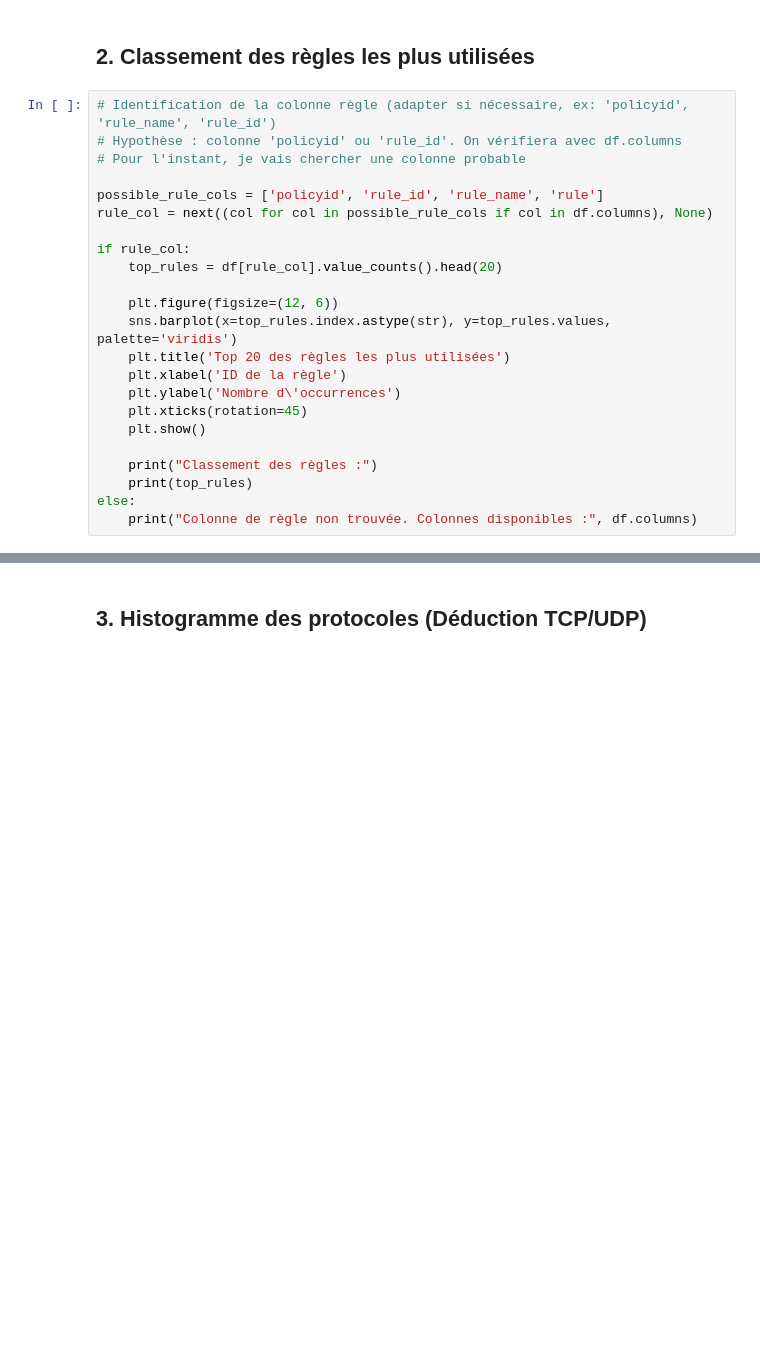
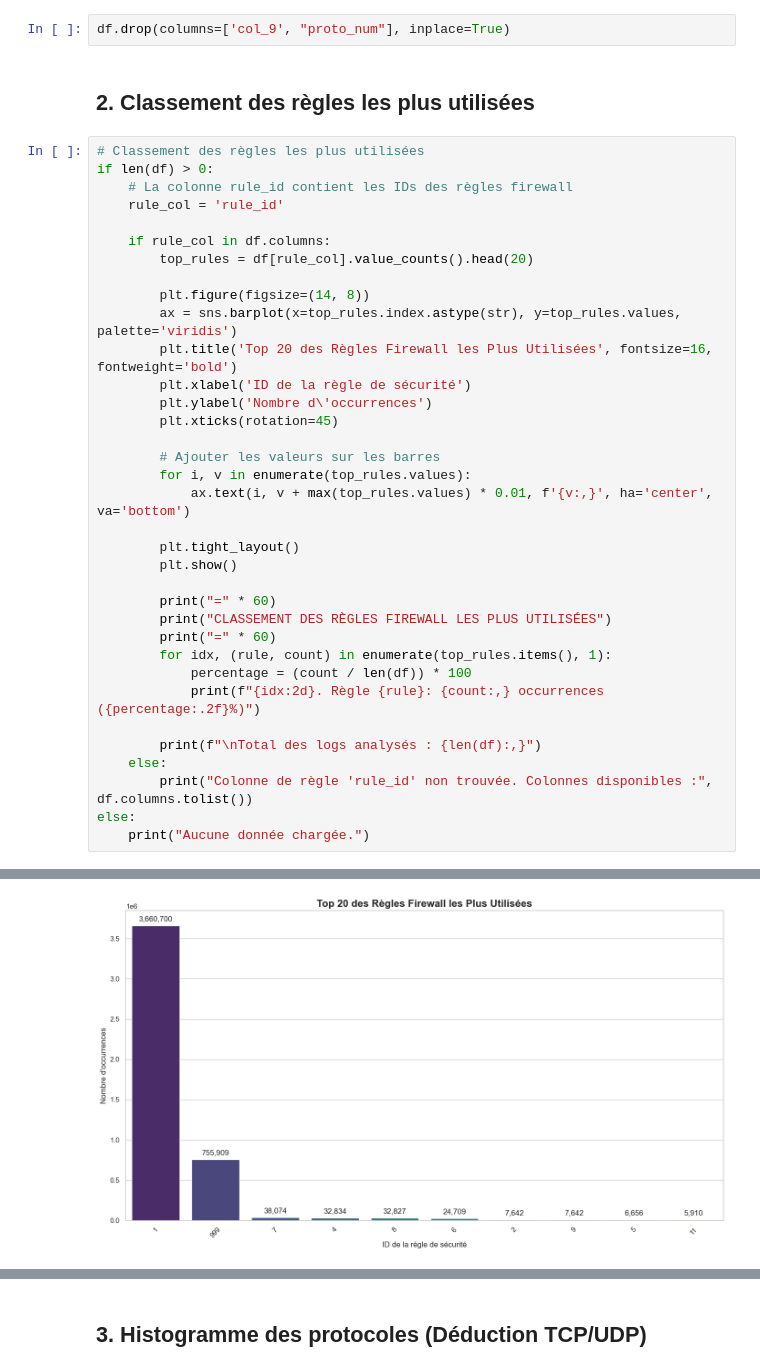
Before and after one commit to OlivierBOROT/Challenge-Security, a Jupyter notebook: analyse_des_donnees_brutes/analyse_logs.ipynb, the cells around one changed output, grey strips where cells are left out. Cells and saved outputs as stored; diff of their text form; blank space fills up the shorter version.

```diff
--- a/analyse_des_donnees_brutes/analyse_logs.ipynb
+++ b/analyse_des_donnees_brutes/analyse_logs.ipynb
@@ -32,25 +101,40 @@ df.head()
+# %%
+df.drop(columns=['col_9', "proto_num"], inplace=True)
 # %% [markdown]
 ## 2. Classement des règles les plus utilisées
 # %%
-# Identification de la colonne règle (adapter si nécessaire, ex: 'policyid', 'rule_name', 'rule_id')
-# Hypothèse : colonne 'policyid' ou 'rule_id'. On vérifiera avec df.columns
-# Pour l'instant, je vais chercher une colonne probable
+# Classement des règles les plus utilisées
+if len(df) > 0:
+    # La colonne rule_id contient les IDs des règles firewall
+    rule_col = 'rule_id'
 
-possible_rule_cols = ['policyid', 'rule_id', 'rule_name', 'rule']
-rule_col = next((col for col in possible_rule_cols if col in df.columns), None)
+    if rule_col in df.columns:
+        top_rules = df[rule_col].value_counts().head(20)
 
-if rule_col:
-    top_rules = df[rule_col].value_counts().head(20)
+        plt.figure(figsize=(14, 8))
+        ax = sns.barplot(x=top_rules.index.astype(str), y=top_rules.values, palette='viridis')
+        plt.title('Top 20 des Règles Firewall les Plus Utilisées', fontsize=16, fontweight='bold')
+        plt.xlabel('ID de la règle de sécurité')
+        plt.ylabel('Nombre d\'occurrences')
+        plt.xticks(rotation=45)
 
-    plt.figure(figsize=(12, 6))
-    sns.barplot(x=top_rules.index.astype(str), y=top_rules.values, palette='viridis')
-    plt.title('Top 20 des règles les plus utilisées')
-    plt.xlabel('ID de la règle')
-    plt.ylabel('Nombre d\'occurrences')
-    plt.xticks(rotation=45)
-    plt.show()
+        # Ajouter les valeurs sur les barres
+        for i, v in enumerate(top_rules.values):
+            ax.text(i, v + max(top_rules.values) * 0.01, f'{v:,}', ha='center', va='bottom')
 
-    print("Classement des règles :")
-    print(top_rules)
+        plt.tight_layout()
+        plt.show()
+
+        print("=" * 60)
+        print("CLASSEMENT DES RÈGLES FIREWALL LES PLUS UTILISÉES")
+        print("=" * 60)
+        for idx, (rule, count) in enumerate(top_rules.items(), 1):
+            percentage = (count / len(df)) * 100
+            print(f"{idx:2d}. Règle {rule}: {count:,} occurrences ({percentage:.2f}%)")
+
+        print(f"\nTotal des logs analysés : {len(df):,}")
+    else:
+        print("Colonne de règle 'rule_id' non trouvée. Colonnes disponibles :", df.columns.tolist())
 else:
-    print("Colonne de règle non trouvée. Colonnes disponibles :", df.columns)
+    print("Aucune donnée chargée.")
+# %% [output]
@@ -56,0 +144 @@ else:
+[figure, added]
```
Also changed, not shown: parts of 11 cells of this notebook, 4 other files.
